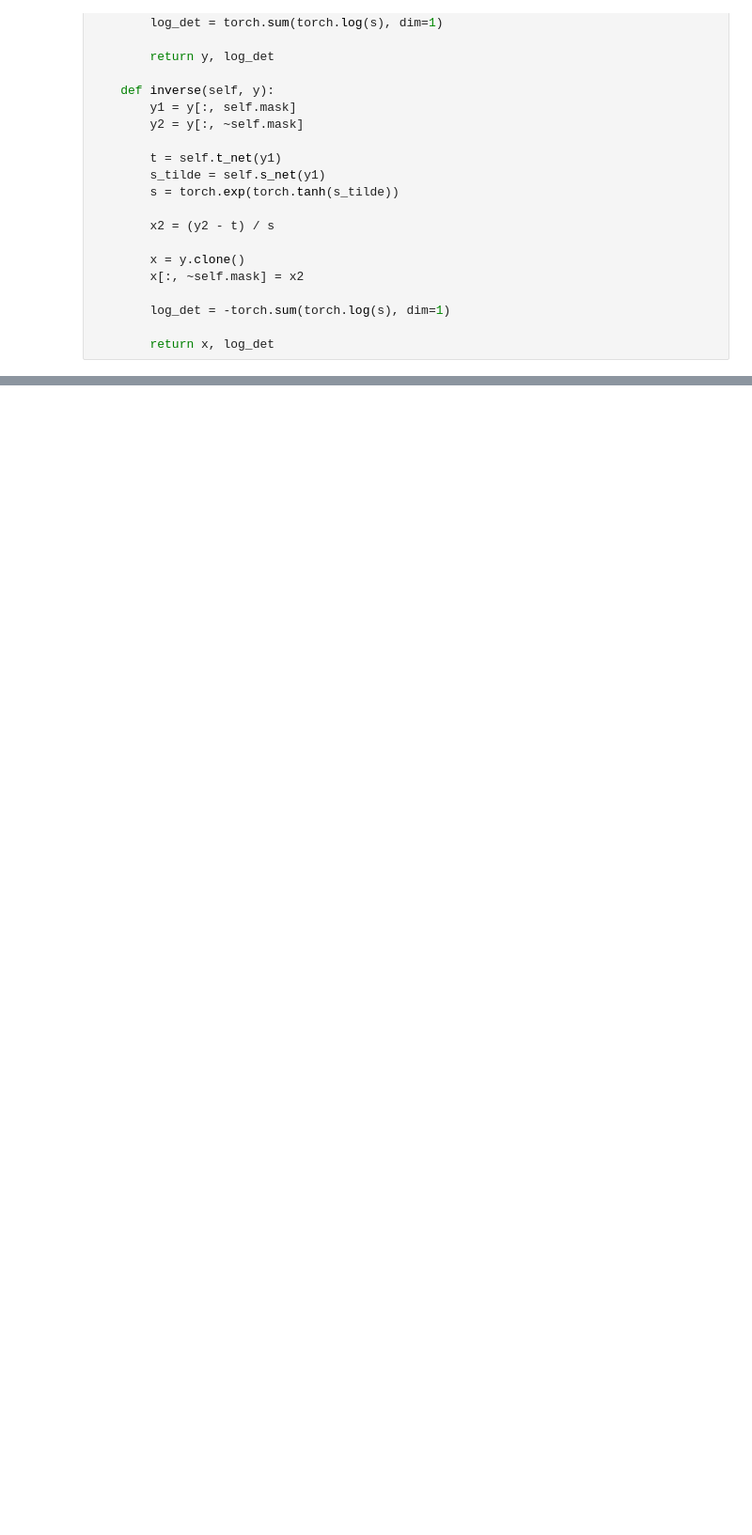
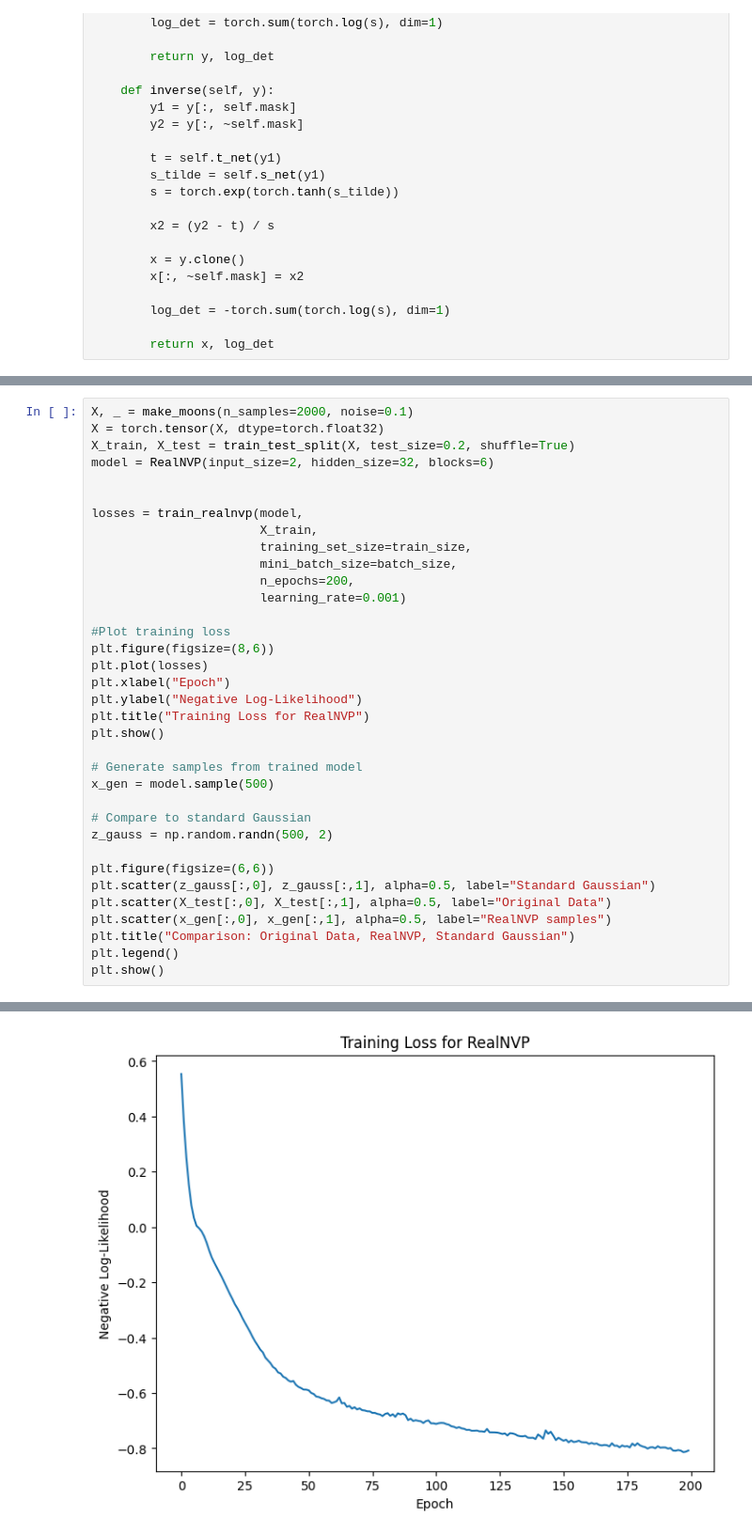
Before and after one commit to juancprolam/generative_neural_networks_for_the_sciences, a Jupyter notebook: ex03/normalizig-flows.ipynb, the cells around one changed output, grey strips where cells are left out. Shown: that part at 94% size. Drawn from its saved outputs; the diff is of its cells as text; blank space fills up the shorter version.

```diff
--- a/ex03/normalizig-flows.ipynb
+++ b/ex03/normalizig-flows.ipynb
@@ -267,0 +395,36 @@ print("Reconstruction error:", torch.max(torch.abs(x_sample - x_reconstructed)))
+# %%
+X, _ = make_moons(n_samples=2000, noise=0.1)
+X = torch.tensor(X, dtype=torch.float32)
+X_train, X_test = train_test_split(X, test_size=0.2, shuffle=True)
+model = RealNVP(input_size=2, hidden_size=32, blocks=6)
+
+
+losses = train_realnvp(model,
+                       X_train,
+                       training_set_size=train_size,
+                       mini_batch_size=batch_size,
+                       n_epochs=200,
+                       learning_rate=0.001)
+
+#Plot training loss
+plt.figure(figsize=(8,6))
+plt.plot(losses)
+plt.xlabel("Epoch")
+plt.ylabel("Negative Log-Likelihood")
+plt.title("Training Loss for RealNVP")
+plt.show()
+
+# Generate samples from trained model
+x_gen = model.sample(500)
+
+# Compare to standard Gaussian
+z_gauss = np.random.randn(500, 2)
+
+plt.figure(figsize=(6,6))
+plt.scatter(z_gauss[:,0], z_gauss[:,1], alpha=0.5, label="Standard Gaussian")
+plt.scatter(X_test[:,0], X_test[:,1], alpha=0.5, label="Original Data")
+plt.scatter(x_gen[:,0], x_gen[:,1], alpha=0.5, label="RealNVP samples")
+plt.title("Comparison: Original Data, RealNVP, Standard Gaussian")
+plt.legend()
+plt.show()
+# %% [output]
@@ -267,0 +448 @@ print("Reconstruction error:", torch.max(torch.abs(x_sample - x_reconstructed)))
+[figure, added]
```
Also changed, not shown: parts of 17 cells of this notebook.
